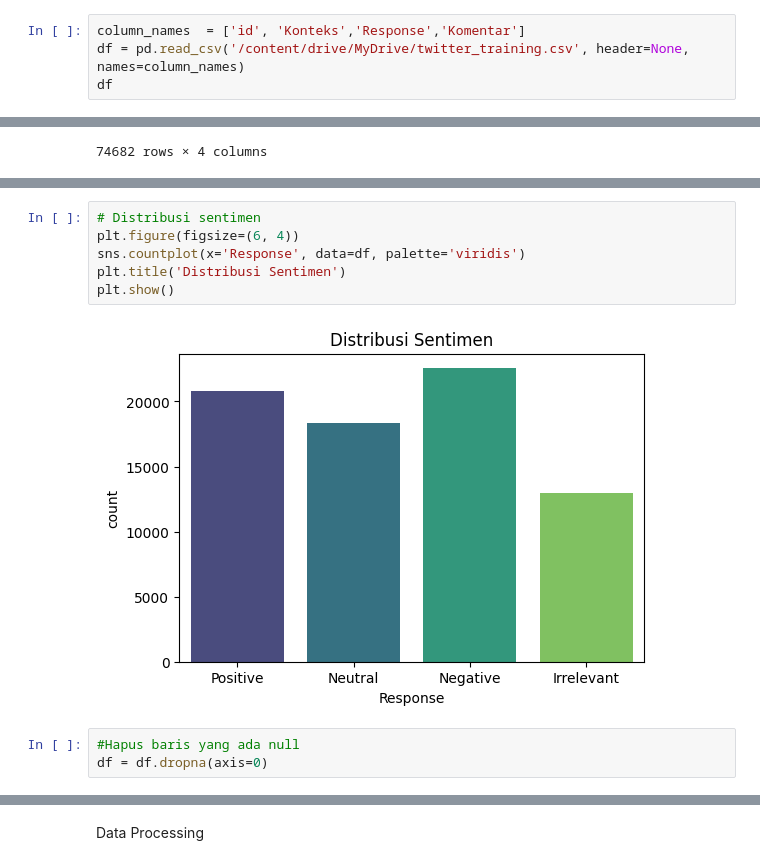
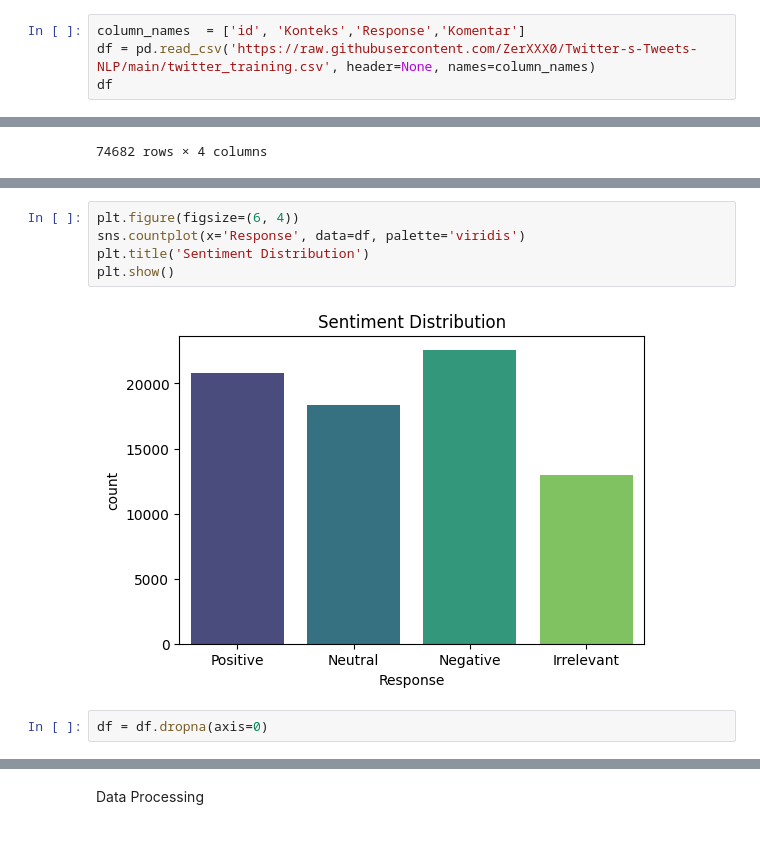
Before and after one commit to ZerXXX0/Twitter-s-Tweets-NLP, a Jupyter notebook: Kopie_von_NLP_Twitter.ipynb, the cells around one changed output, grey strips where cells are left out. Saved outputs shown, nothing was run; the diff lists cells and outputs as text.

```diff
--- a/Kopie_von_NLP_Twitter.ipynb
+++ b/Kopie_von_NLP_Twitter.ipynb
@@ -33,7 +33,7 @@ drive.mount('/content/drive')
 Mounted at /content/drive
 # %%
 column_names  = ['id', 'Konteks','Response','Komentar']
-df = pd.read_csv('/content/drive/MyDrive/twitter_training.csv', header=None, names=column_names)
+df = pd.read_csv('https://raw.githubusercontent.com/ZerXXX0/Twitter-s-Tweets-NLP/main/twitter_training.csv', header=None, names=column_names)
 df
 # %% [output]
 |  | id | Konteks | Response | Komentar |
@@ -111,12 +108,10 @@ max    13200.000000
 # %%
-# Distribusi sentimen
 plt.figure(figsize=(6, 4))
 sns.countplot(x='Response', data=df, palette='viridis')
-plt.title('Distribusi Sentimen')
+plt.title('Sentiment Distribution')
 plt.show()
 # %% [output]
-[figure, old version]
+[figure, new version]
 # %%
-#Hapus baris yang ada null
 df = df.dropna(axis=0)
 # %%
```
Also changed, not shown: parts of 25 cells of this notebook.
